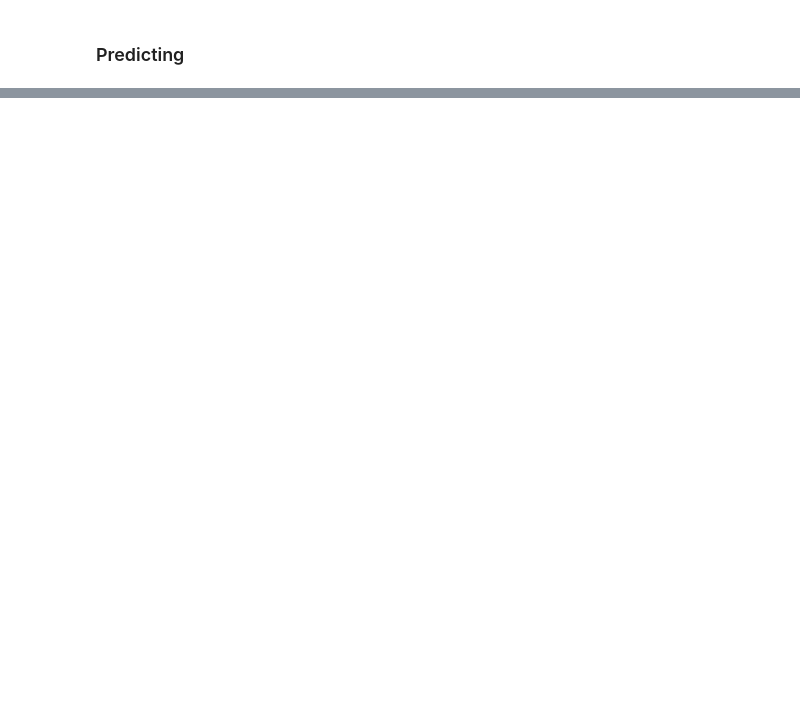
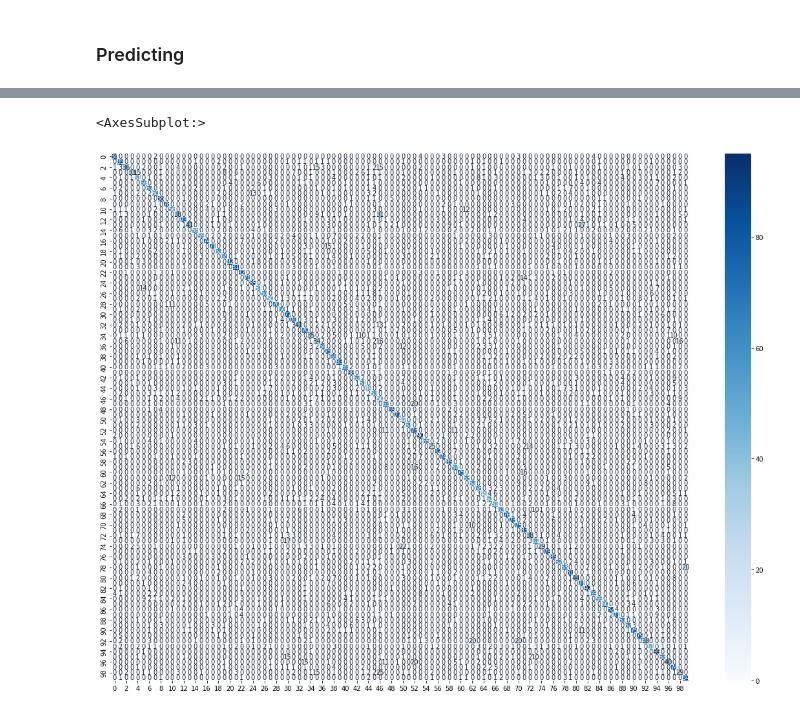
Before and after one commit to koulumang/CSU-CS510, a Jupyter notebook: CIFAR-10-100/Part-3-ResNet-Cifar-100.ipynb, the cells around one changed output, grey strips where cells are left out. Drawn from its saved outputs; the diff is of its cells as text; code cells hidden in the pictures; blank space fills up the shorter version.

```diff
--- a/CIFAR-10-100/Part-3-ResNet-Cifar-100.ipynb
+++ b/CIFAR-10-100/Part-3-ResNet-Cifar-100.ipynb
@@ -196,6 +191,8 @@ Error:
 # %%
+(train_images, train_labels), (test_images, test_labels) = cifar.load_data()
 y_pred = np.argmax(model.predict(test_images), axis=1)
 
 conf_matrix = pd.DataFrame(confusion_matrix(test_labels, y_pred), columns=range(100), index=range(100))
-plt.figure(figsize=(15,10))
+plt.figure(figsize=(20,15))
 sb.heatmap(conf_matrix, annot=True, fmt="d",cmap="Blues")
+# %% [output]
@@ -201,0 +200,2 @@ sb.heatmap(conf_matrix, annot=True, fmt="d",cmap="Blues")
+<AxesSubplot:>
+[figure, added]
```
Also changed, not shown: parts of 7 cells of this notebook, 1 other file.
